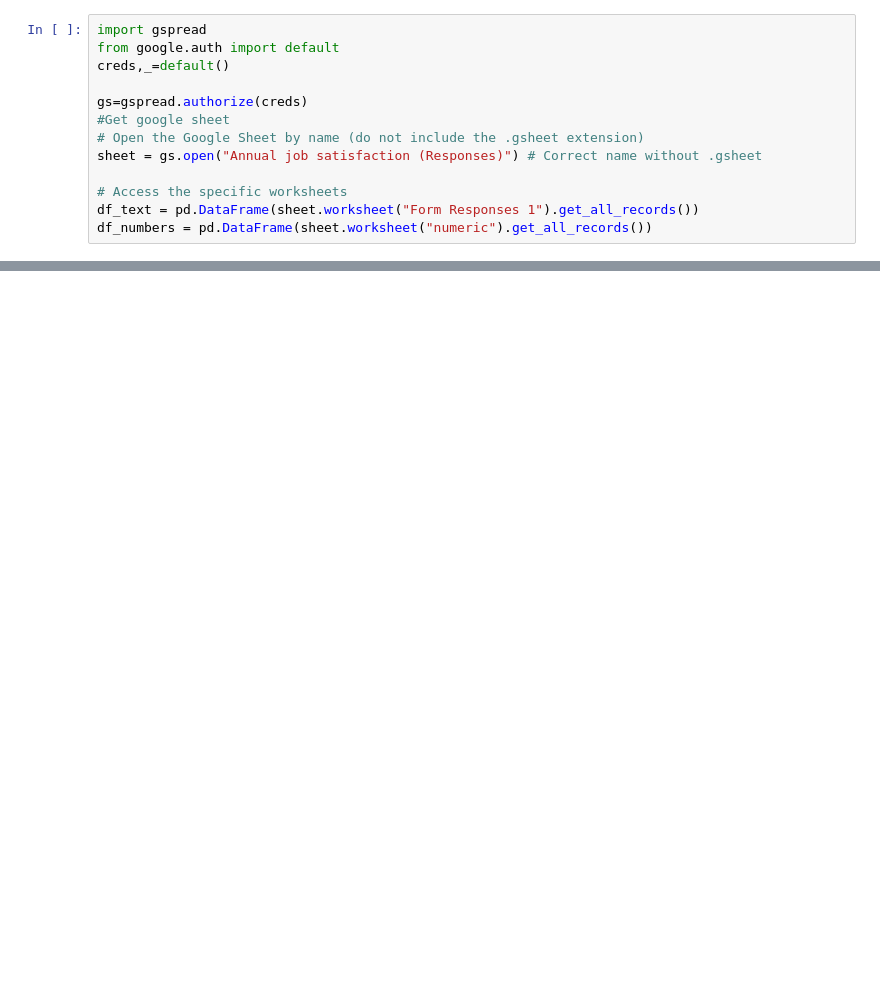
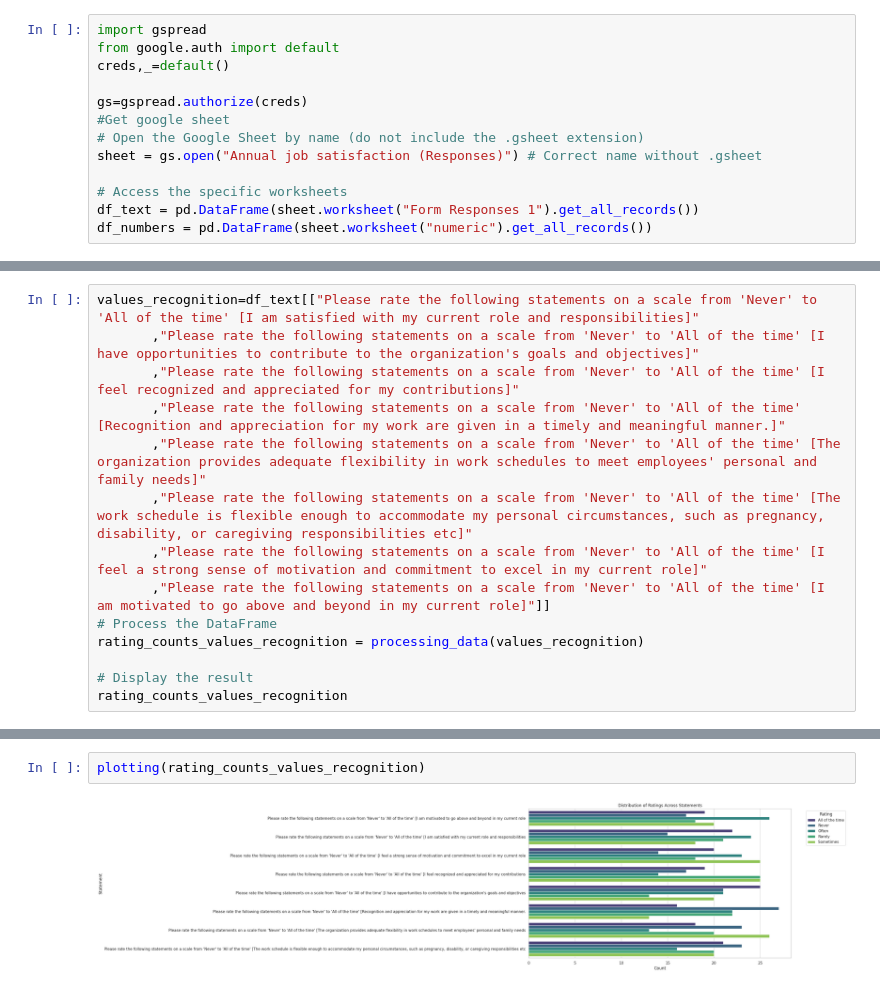
Before and after one commit to abdyraman/annualsatisfactionsurvey, a Jupyter notebook: annualsatisfaction.ipynb, the cells around one changed output, grey strips where cells are left out. Cells and saved outputs as stored; diff of their text form; blank space fills up the shorter version.

```diff
--- a/annualsatisfaction.ipynb
+++ b/annualsatisfaction.ipynb
@@ -35,0 +264,14 @@ df_text
+# %%
+values_recognition=df_text[["Please rate the following statements on a scale from 'Never' to 'All of the time' [I am satisfied with my current role and responsibilities]"
+       ,"Please rate the following statements on a scale from 'Never' to 'All of the time' [I have opportunities to contribute to the organization's goals and objectives]"
+       ,"Please rate the following statements on a scale from 'Never' to 'All of the time' [I feel recognized and appreciated for my contributions]"
+       ,"Please rate the following statements on a scale from 'Never' to 'All of the time' [Recognition and appreciation for my work are given in a timely and meaningful manner.]"
+       ,"Please rate the following statements on a scale from 'Never' to 'All of the time' [The organization provides adequate flexibility in work schedules to meet employees' personal and family needs]"
+       ,"Please rate the following statements on a scale from 'Never' to 'All of the time' [The work schedule is flexible enough to accommodate my personal circumstances, such as pregnancy, disability, or caregiving responsibilities etc]"
+       ,"Please rate the following statements on a scale from 'Never' to 'All of the time' [I feel a strong sense of motivation and commitment to excel in my current role]"
+       ,"Please rate the following statements on a scale from 'Never' to 'All of the time' [I am motivated to go above and beyond in my current role]"]]
+# Process the DataFrame
+rating_counts_values_recognition = processing_data(values_recognition)
+
+# Display the result
+rating_counts_values_recognition
@@ -35,0 +296,4 @@ df_text
+# %%
+plotting(rating_counts_values_recognition)
+# %% [output]
+[figure, added]
```
Also changed, not shown: parts of 27 cells of this notebook.
